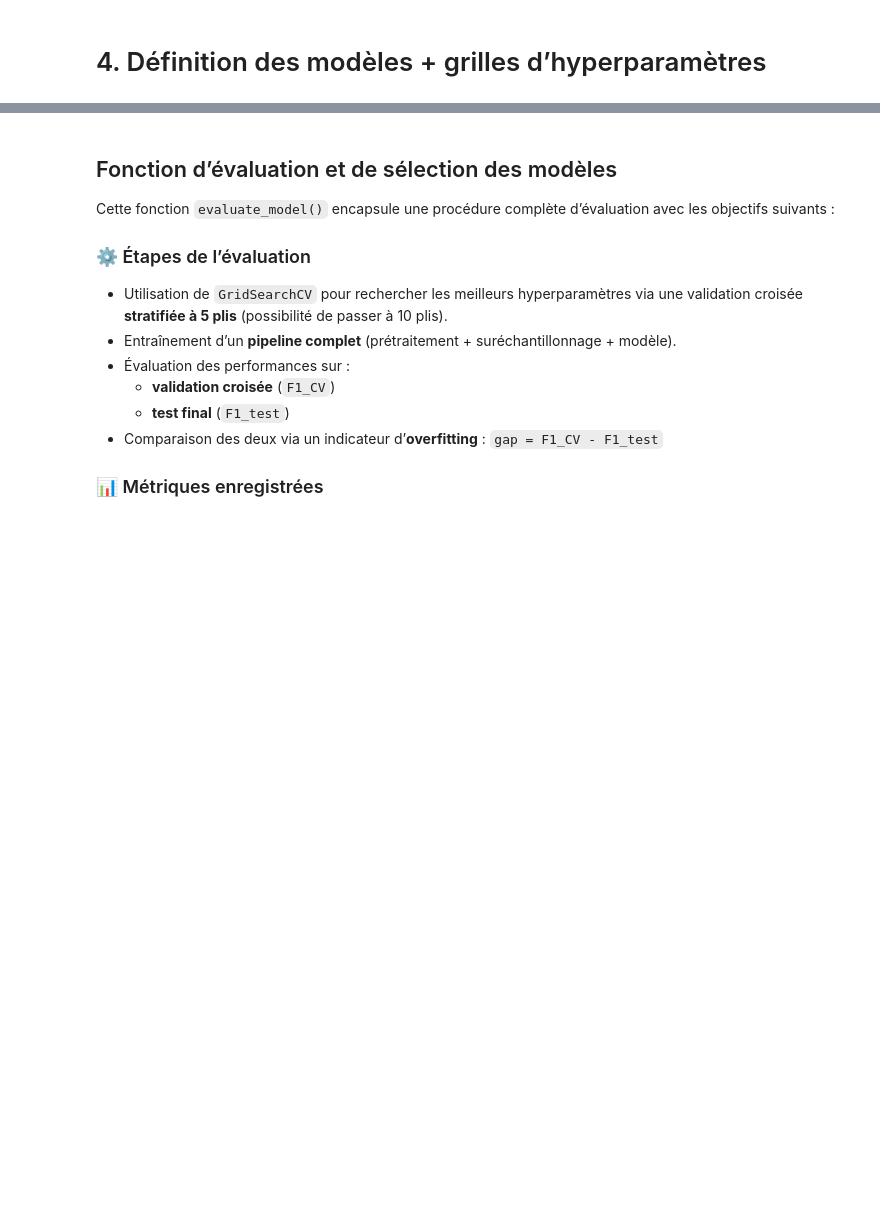
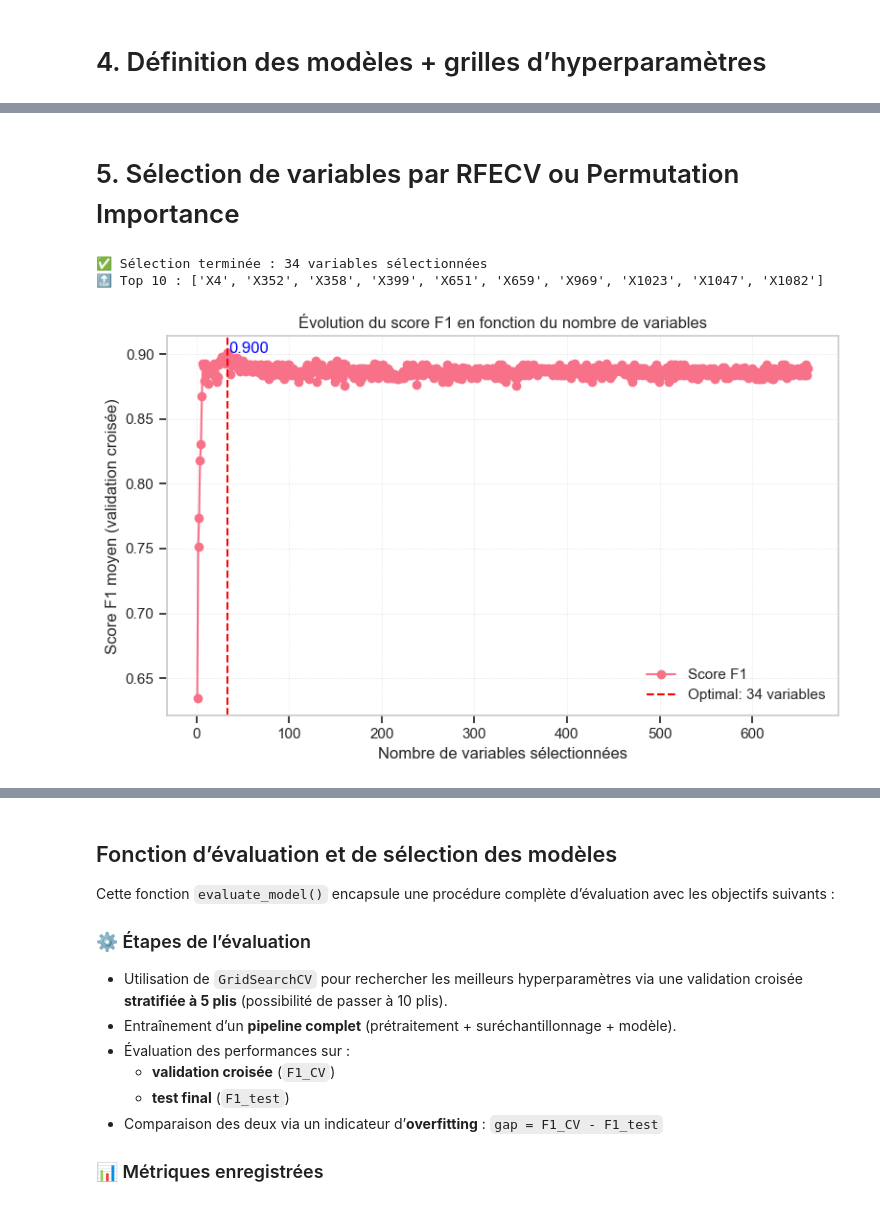
Before and after one commit to Abdoullatuf/projet_sta211_version_modulaire, a Jupyter notebook: notebooks/02_Modelisation_et_Optimisation.ipynb, the cells around one changed output, grey strips where cells are left out. Cells and saved outputs as stored; diff of their text form; code cells hidden in the pictures; blank space fills up the shorter version.

Commit message:
mis à jour du notebook 2

```diff
--- a/notebooks/02_Modelisation_et_Optimisation.ipynb
+++ b/notebooks/02_Modelisation_et_Optimisation.ipynb
@@ -286,7 +280,7 @@ except ImportError:
     LABEL_MAP = {0: "noad.", 1: "ad."}
     print("⚠️ Mapping par défaut appliqué")
 
-data_dir = paths["DATA_PROCESSED"] / "notebook1/final_data_for_modeling"
+data_dir = paths["DATA_PROCESSED"] / "final_data_for_modeling"
 
 expected_names = {
     "mice_no_outliers",
@@ -311,7 +305,9 @@ if NAMES:
     for n in NAMES:
         fp = _csv_path(n)
         try:
-            s = pd.read_csv(fp, usecols=["outcome"])["outcome"]
+            df_temp = pd.read_csv(fp)
+            s = df_temp["outcome"] if "outcome" in df_temp.columns else df_temp["y"]
+
             pct = s.map(LABEL_MAP).value_counts(normalize=True).mul(100).round(2)
             print(f"{n:<20} | ad.: {pct.get('ad.', 0):>5.1f}% | noad.: {pct.get('noad.', 0):>5.1f}%")
         except Exception as e:
@@ -898,3 +896,70 @@ models = {
         use_label_encoder=False, eval_metric="logloss",
         random_state=RANDOM_STATE, n_jobs=-1),
 }
+# %% [markdown]
+# 5. Sélection de variables par RFECV ou Permutation Importance <a id="5-selection-variables"></a>
+# %%
+### ======= Pour les données KNN
+
+from sklearn.feature_selection import RFECV
+from sklearn.ensemble import GradientBoostingClassifier
+from sklearn.model_selection import StratifiedKFold
+import matplotlib.pyplot as plt
+import joblib
+
+# 🔁 Données
+X = splits["knn"]["X_train"]
+y = splits["knn"]["y_train"]
+
+# 🔍 RFECV
+estimator = GradientBoostingClassifier(
+    n_estimators=100,
+    learning_rate=0.05,
+    max_depth=4,
+    min_samples_split=10,
+    min_samples_leaf=5,
+    subsample=0.8,
+    random_state=42
+)
+cv = StratifiedKFold(n_splits=5, shuffle=True, random_state=42)
+selector = RFECV(estimator=estimator, step=1, cv=cv, scoring='f1', n_jobs=-1, verbose=0)
+selector.fit(X, y)
+
+# ✅ Résultats
+mask = selector.support_
+selected_features = X.columns[mask].tolist()
+
+# 💾 Sauvegarde
+rfecv_dir = paths["MODELS_DIR"] / "notebook2" / "knn"
+rfecv_dir.mkdir(parents=True, exist_ok=True)
+
+joblib.dump(selector, rfecv_dir / "rfecv_selector_knn.pkl")
+joblib.dump(selected_features, rfecv_dir / "selected_features_knn.pkl")
+
+print(f"✅ Sélection terminée : {len(selected_features)} variables sélectionnées")
+print("🔝 Top 10 :", selected_features[:10])
+
+
+# 📈 Affichage du score F1 par nombre de variables
+scores = selector.cv_results_["mean_test_score"]
+
+
+optimal_num_features = selector.n_features_
+optimal_score = max(scores)
+
+plt.figure(figsize=(8, 5))
+plt.plot(range(1, len(scores) + 1), scores, marker='o', label='Score F1')
+plt.axvline(optimal_num_features, color='red', linestyle='--', label=f'Optimal: {optimal_num_features} variables')
+plt.scatter(optimal_num_features, optimal_score, color='red')
+plt.text(optimal_num_features + 0.5, optimal_score, f'{optimal_score:.3f}', color='blue')
+plt.xlabel("Nombre de variables sélectionnées")
+plt.ylabel("Score F1 moyen (validation croisée)")
+plt.title("Évolution du score F1 en fonction du nombre de variables")
+plt.legend()
+plt.grid(True, linestyle="--", linewidth=0.5)
+plt.tight_layout()
+plt.show()
+# %% [output]
+✅ Sélection terminée : 34 variables sélectionnées
+🔝 Top 10 : ['X4', 'X352', 'X358', 'X399', 'X651', 'X659', 'X969', 'X1023', 'X1047', 'X1082']
+[figure, added]
```
Also changed, not shown: parts of 61 cells of this notebook.
